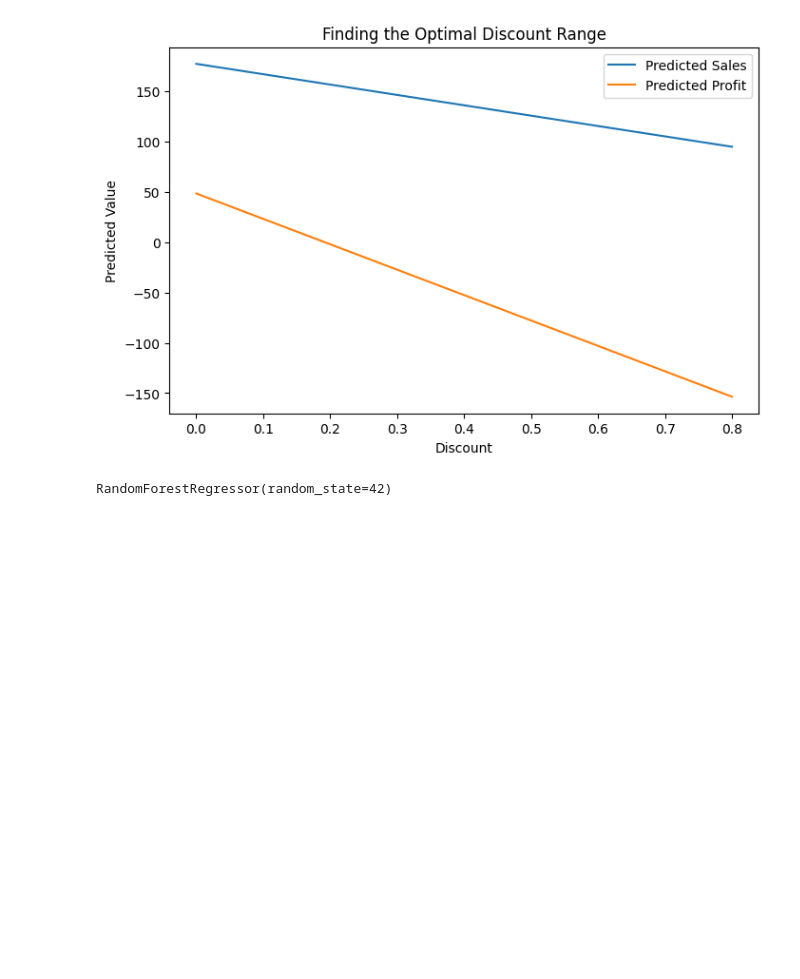
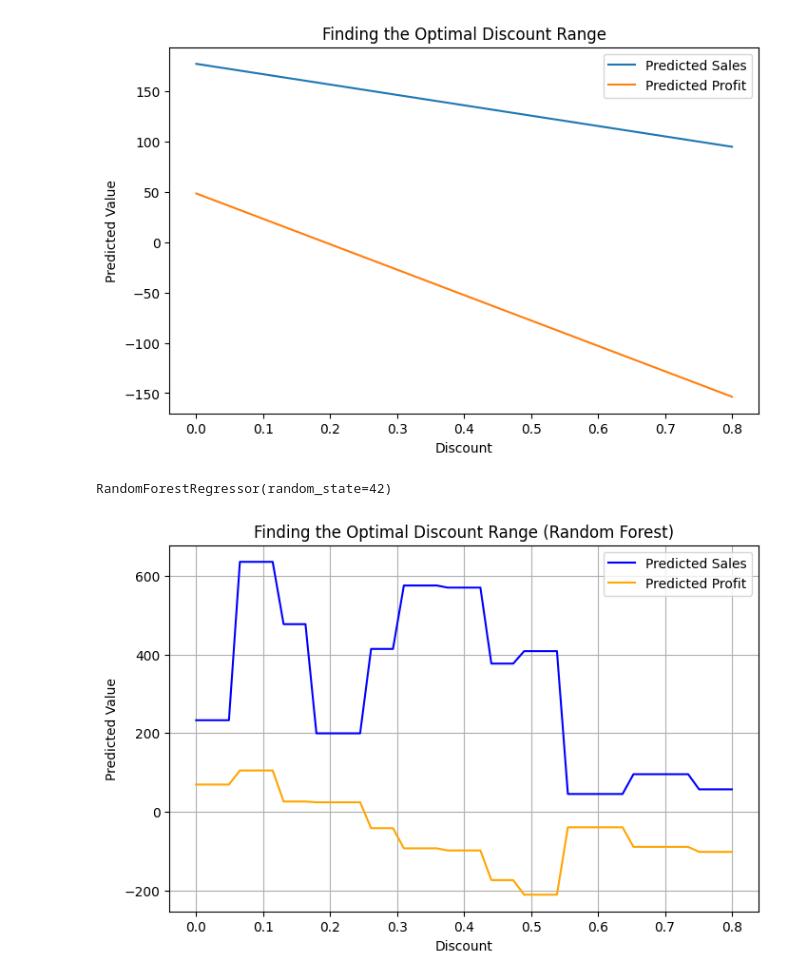
Before and after one commit to ZainabManzoorr/SuperStore-Sales, a Jupyter notebook: model.ipynb, the cells around one changed output. Cells and saved outputs as stored; diff of their text form; code cells hidden in the pictures; blank space fills up the shorter version.

Commit message:
Added visualisation

```diff
--- a/model.ipynb
+++ b/model.ipynb
@@ -110,3 +110,15 @@ RandomForestRegressor(random_state=42)
 discount_range = np.linspace(0, 0.8, 50).reshape(-1, 1)
 predicted_sales = rf_sales.predict(discount_range)
 predicted_profit = rf_profit.predict(discount_range)
+# %%
+plt.figure(figsize=(8,5))
+plt.plot(discount_range, predicted_sales, label='Predicted Sales', color='blue')
+plt.plot(discount_range, predicted_profit, label='Predicted Profit', color='orange')
+plt.title('Finding the Optimal Discount Range (Random Forest)')
+plt.xlabel('Discount')
+plt.ylabel('Predicted Value')
+plt.legend()
+plt.grid(True)
+plt.show()
+# %% [output]
+[figure, added]
```
